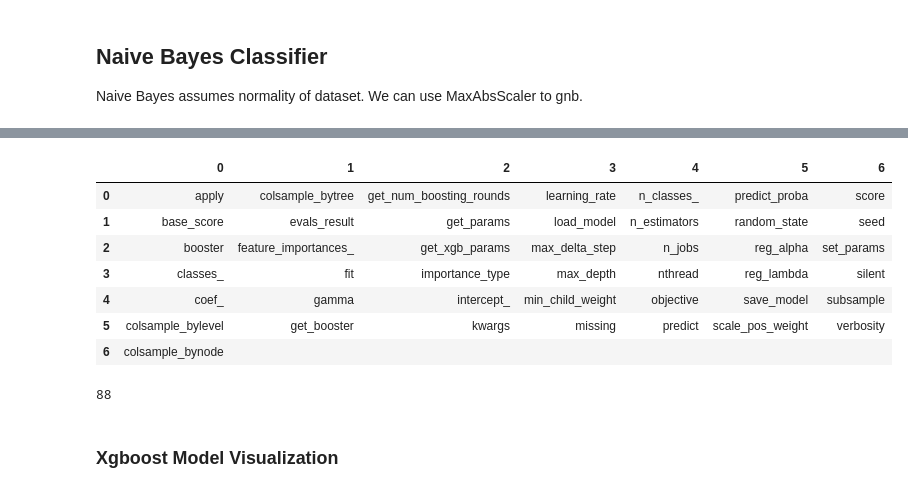
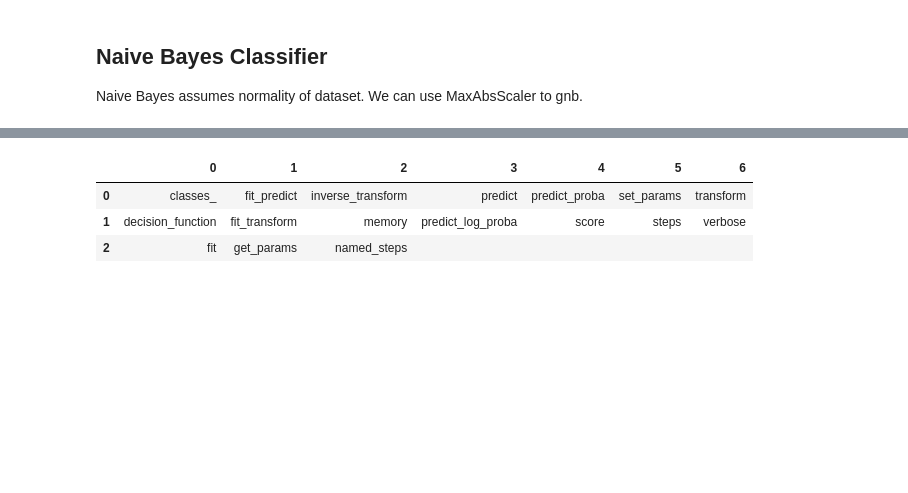
Before and after one commit to jokerNi/Project_Fraud_Detection, a Jupyter notebook: notebooks/b05_classification_modelling_xgboost.ipynb, the cells around one changed output, grey strips where cells are left out. Drawn from its saved outputs; the diff is of its cells as text; code cells hidden in the pictures; blank space fills up the shorter version.

```diff
--- a/notebooks/b05_classification_modelling_xgboost.ipynb
+++ b/notebooks/b05_classification_modelling_xgboost.ipynb
@@ -276,0 +241,41 @@ Wall time: 2min 34s
+# %%
+%%time
+from sklearn.ensemble import RandomForestClassifier
+from sklearn.model_selection import cross_val_score
+from sklearn.model_selection import cross_val_predict
+from sklearn.metrics import precision_score, recall_score,f1_score
+from sklearn.metrics import confusion_matrix
+
+# model fit
+clf_rfc = RandomForestClassifier(n_estimators=100,
+                                random_state=random_state,n_jobs=-1)
+
+
+clf_rfc.fit(Xtrain, ytrain)
+
+# cross validation score
+skf = StratifiedKFold(n_splits=2,shuffle=True,random_state=random_state)
+scores = cross_val_score(clf_rfc, Xtrain, ytrain, cv=skf, scoring = "accuracy")
+train_acc = scores.mean()
+print('Train Accuracy CV: ', train_acc)
+
+# predictions
+ypreds_cv = cross_val_predict(clf_rfc, Xtest, ytest, cv=skf)
+ypreds = ypreds_cv
+
+# model evaluation
+print('Model: Random Forest  (Test Scores):\n')
+print("Accuracy:", accuracy_score(ytest, ypreds))
+print("Precision:", precision_score(ytest, ypreds, average='micro'))
+print("Recall:",recall_score(ytest, ypreds, average='micro'))
+print("F1-Score:", f1_score(ytest, ypreds, average='micro'))
+
+# confusion matrix
+print(confusion_matrix(ytest, ypreds))
+
+# feature importance
+df_imp = pd.DataFrame({'Feature': df.columns.drop(target).to_numpy(),
+                       'Importance': clf_rfc.feature_importances_})
+
+df_imp = df_imp.sort_values(by='Importance',ascending=False)
+df_imp.set_index('Feature').plot.bar(figsize=(12,8))
@@ -514,18 +349,7 @@ Wall time: 6min 5s
 # %%
-show_method_attributes(model1)
+show_method_attributes(clf_gnb)
 # %% [output]
 |  | 0 | 1 | 2 | 3 | 4 | 5 | 6 |
-| 0 | apply | colsample_bytree | get_num_boosting_rounds | learning_rate | n_classes_ | predict_proba | score |
-| 1 | base_score | evals_result | get_params | load_model | n_estimators | random_state | seed |
-| 2 | booster | feature_importances_ | get_xgb_params | max_delta_step | n_jobs | reg_alpha | set_params |
-| 3 | classes_ | fit | importance_type | max_depth | nthread | reg_lambda | silent |
-| 4 | coef_ | gamma | intercept_ | min_child_weight | objective | save_model | subsample |
-| 5 | colsample_bylevel | get_booster | kwargs | missing | predict | scale_pos_weight | verbosity |
-| 6 | colsample_bynode |  |  |  |  |  |  |
+| 0 | classes_ | fit_predict | inverse_transform | predict | predict_proba | set_params | transform |
+| 1 | decision_function | fit_transform | memory | predict_log_proba | score | steps | verbose |
+| 2 | fit | get_params | named_steps |  |  |  |  |
-# %%
-n_estimators_best = model1.n_estimators # use this for later tuning
-n_estimators_best
-# %% [output]
-88
-# %% [markdown]
-### Xgboost Model Visualization
```
Also changed, not shown: parts of 56 cells of this notebook.
